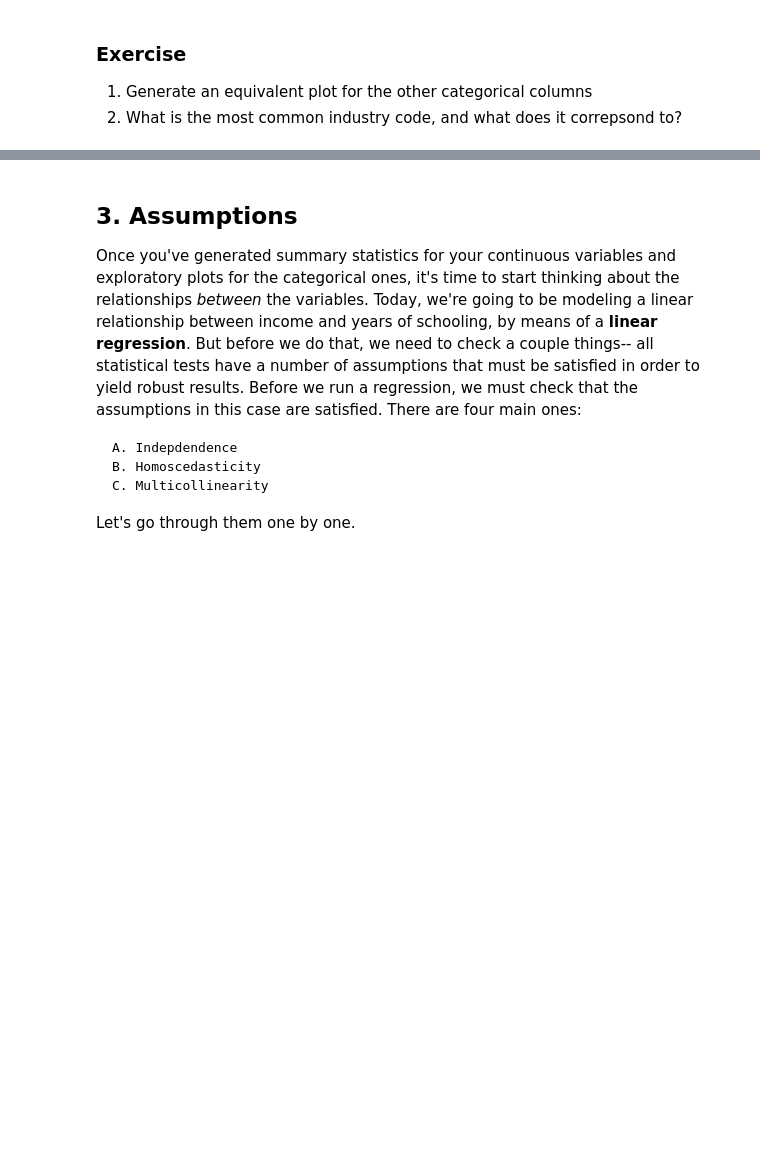
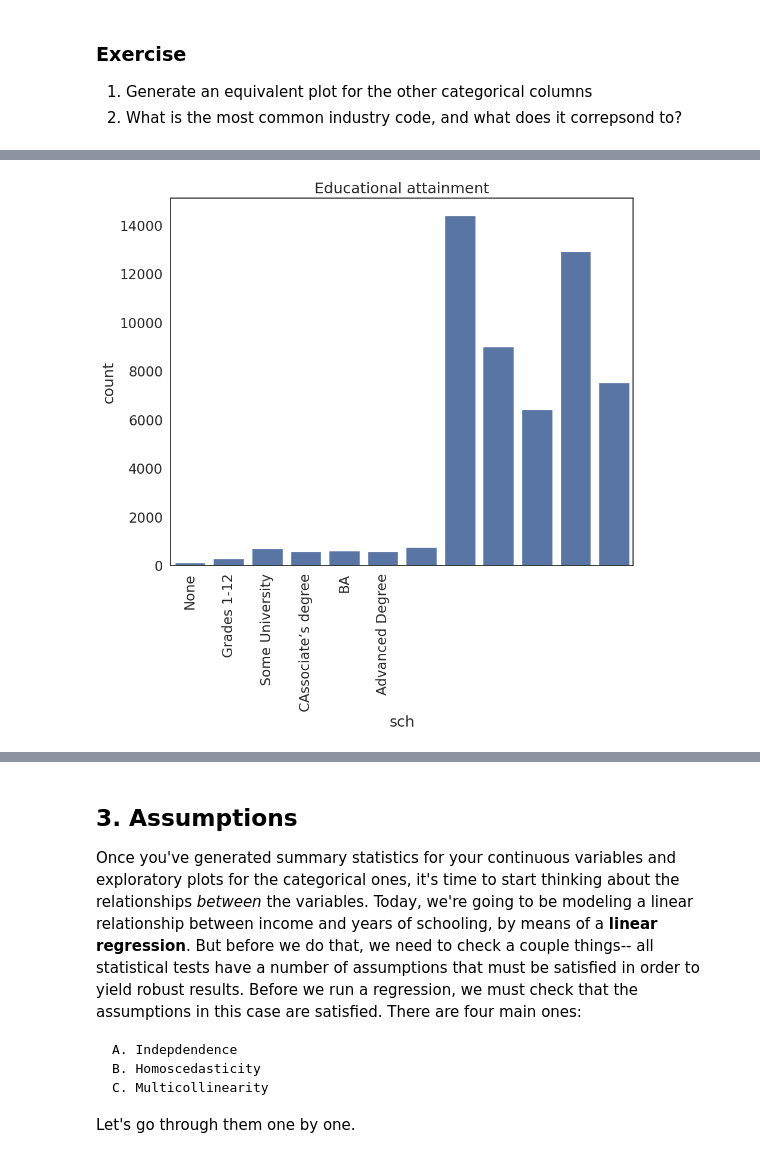
Before and after one commit to evelynkim04/QM2., a Jupyter notebook: W8_Linear_Regression.ipynb, the cells around one changed output, grey strips where cells are left out. Cells and saved outputs as stored; diff of their text form; code cells hidden in the pictures; blank space fills up the shorter version.

```diff
--- a/W8_Linear_Regression.ipynb
+++ b/W8_Linear_Regression.ipynb
@@ -174 +174,9 @@ plt.show() # show the plot
+# %%
+sns.countplot(data=reg_df, x='sch') # plot the union variable
+
+plt.title('Educational attainment') # add a title
+plt.xticks(ticks=[0,1,2,3,4,5],labels=['None', 'Grades 1-12','Some University','CAssociate’s degree', 'BA', 'Advanced Degree']), plt.xticks(rotation=90)  # replace the x axis labels with more descriptive labels
+plt.show() # show the plot
+# %% [output]
+[figure, added]
 # %%
```
Also changed, not shown: parts of 11 cells of this notebook.
